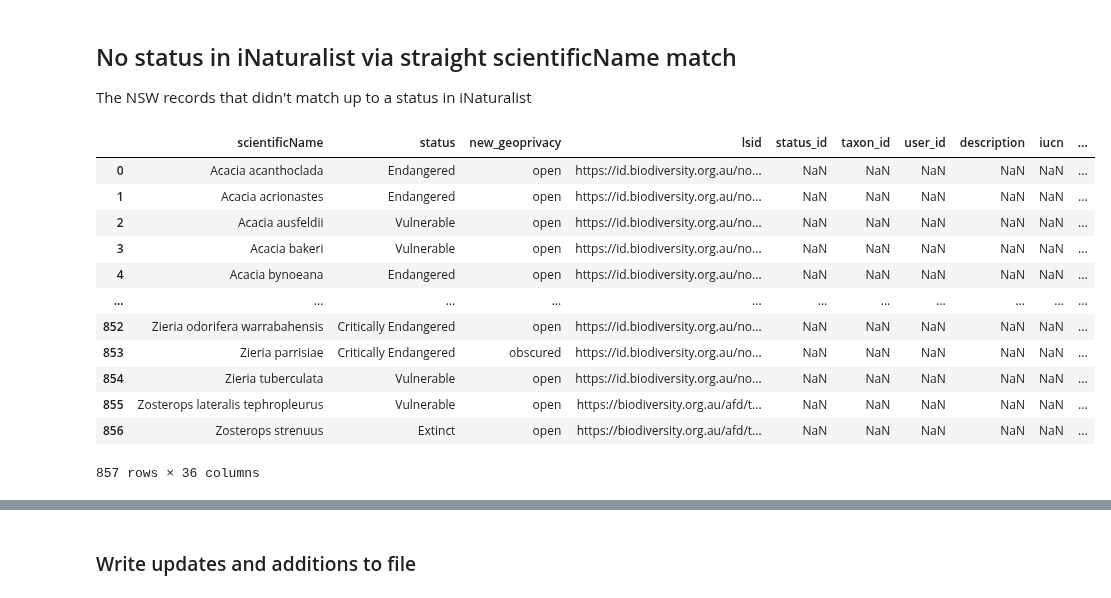
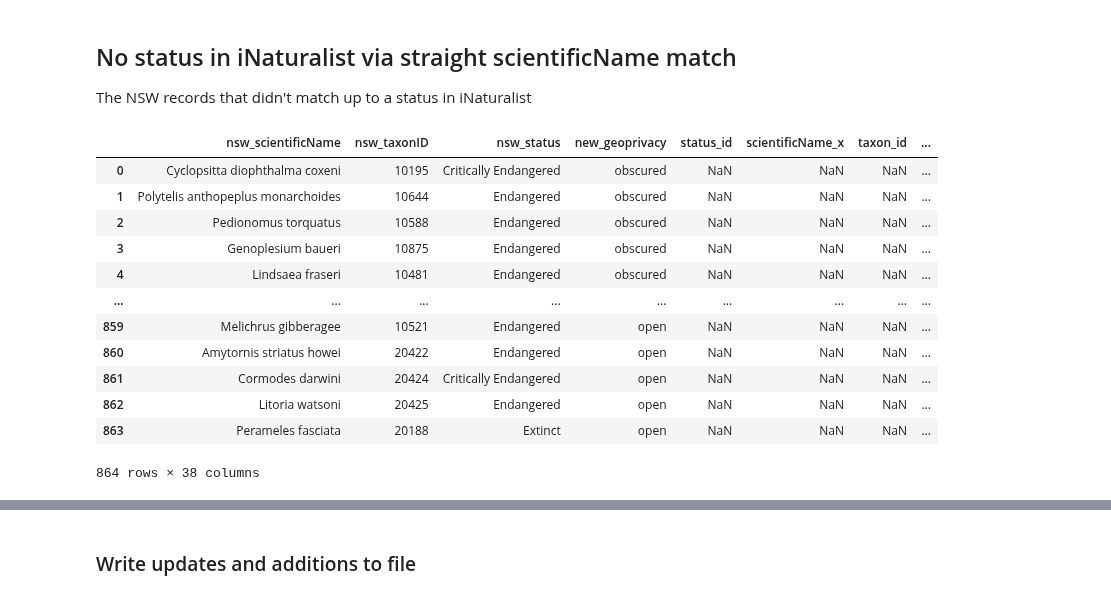
Before and after one commit to AtlasOfLivingAustralia/authoritative-lists, a Jupyter notebook: source-code/py-notebook/inaturalist-statuses/nsw.ipynb, the cells around one changed output, grey strips where cells are left out. Saved outputs shown, nothing was run; the diff lists cells and outputs as text; code cells hidden in the pictures.

```diff
--- a/source-code/py-notebook/inaturalist-statuses/nsw.ipynb
+++ b/source-code/py-notebook/inaturalist-statuses/nsw.ipynb
@@ -201,6 +244,6 @@ noncomply = statelist[statelist['type'].isin(['INFORMAL','CULTIVAR','HYBRID']) ]
 # %%
 # remove records that do not comply
-statelist = statelist[~statelist['type'].isin(['INFORMAL','CULTIVAR','HYBRID']) ]
-statelist = pd.DataFrame(statelist[['bionetTaxonID','scientificName','status','bionet_geoprivacy','lsid']])
+statelist = statelist[~statelist['type'].isin(['INFORMAL','CULTIVAR','HYBRID', 'BLACKLISTED']) ]
+statelist = pd.DataFrame(statelist[['nsw_taxonID','nsw_scientificName','nsw_status','bionet_geoprivacy']]).drop_duplicates()
 statelist
 # %% [output]
@@ -254,3 +291,11 @@ iucnStatusMappings = {
+# %%
+iucnStatusMappings = {
+    'critically endangered':'Critically Endangered',
+    'endangered':'Endangered',
+    'extinct':'Extinct',
+    'not listed': 'Vulnerable',
+    'vulnerable': 'Vulnerable'
+}
 # %% [markdown]
 ### 5. Determine best place ID to use
 # %%
@@ -271,6 +316,6 @@ Name: place_id, dtype: int64
 3. Merge the other direction to see if there are deletes?
 # %%
 # join to see which lists already have a status in inaturalist based on scientificName
-mergedstatuses = statelist[['scientificName','status','bionet_geoprivacy', 'lsid']].merge(inatstatuses[['status_id','scientificName','taxon_id','user_id','description','iucn','authority','status','geoprivacy','place_id','place_display_name']],how="left",left_on='scientificName',right_on='scientificName',suffixes=(None,'_inat')).sort_values(['scientificName'])
+mergedstatuses = statelist[['nsw_scientificName', 'nsw_taxonID','nsw_status','bionet_geoprivacy']].merge(inatstatuses[['status_id','scientificName','taxon_id','user_id','description','iucn','authority','status','geoprivacy','place_id','place_display_name']],how="left",left_on='nsw_scientificName',right_on='scientificName',suffixes=(None,'_inat')).sort_values(['scientificName'])
 mergedstatuses
 # %% [output]
@@ -295,7 +340,8 @@ mergedstatuses
 # action,taxon_name,id,taxon_id,status,iucn_equivalent,authority,url,geoprivacy,place_id,username
 mergedstatuses['new_authority'] = "New South Wales Office of Environment and Heritage"
 mergedstatuses['new_description'] = "Listed as Threatened - refer to https://www.environment.nsw.gov.au/threatenedspeciesapp"
-mergedstatuses['new_url'] = mergedstatuses['lsid']
+baseurl = "https://www.environment.nsw.gov.au/threatenedspeciesapp/profile.aspx?id="
+mergedstatuses['new_url'] = baseurl + mergedstatuses['nsw_taxonID']
 mergedstatuses.rename(columns={'bionet_geoprivacy':'new_geoprivacy'},inplace=True)
 mergedstatuses['new_place_id'] = '6825'  # NEW SOUTH WALES
 mergedstatuses['new_username'] = 'peggydnew'
@@ -350,23 +396,23 @@ The NSW records that didn't match up to a status in iNaturalist
 # %%
 # to add: those that have no inaturalist status - 532!!
 noinatstatus = mergedstatuses[mergedstatuses['status_id'].isnull()]
 # try to match the taxon name to something in inaturalist
-noinatstatus = noinatstatus.merge(inattaxa, how="left", left_on="scientificName",right_on="scientificName")
+noinatstatus = noinatstatus.merge(inattaxa, how="left", left_on="nsw_scientificName",right_on="scientificName")
 noinatstatus
 # %% [output]
-|  | scientificName | status | new_geoprivacy | lsid | status_id | taxon_id | user_id | description | iucn | ... |
-| 0 | Acacia acanthoclada | Endangered | open | https://id.biodiversity.org.au/no... | NaN | NaN | NaN | NaN | NaN | ... |
-| 1 | Acacia acrionastes | Endangered | open | https://id.biodiversity.org.au/no... | NaN | NaN | NaN | NaN | NaN | ... |
-| 2 | Acacia ausfeldii | Vulnerable | open | https://id.biodiversity.org.au/no... | NaN | NaN | NaN | NaN | NaN | ... |
-| 3 | Acacia bakeri | Vulnerable | open | https://id.biodiversity.org.au/no... | NaN | NaN | NaN | NaN | NaN | ... |
-| 4 | Acacia bynoeana | Endangered | open | https://id.biodiversity.org.au/no... | NaN | NaN | NaN | NaN | NaN | ... |
-| ... | ... | ... | ... | ... | ... | ... | ... | ... | ... | ... |
-| 852 | Zieria odorifera warrabahensis | Critically Endangered | open | https://id.biodiversity.org.au/no... | NaN | NaN | NaN | NaN | NaN | ... |
-| 853 | Zieria parrisiae | Critically Endangered | obscured | https://id.biodiversity.org.au/no... | NaN | NaN | NaN | NaN | NaN | ... |
-| 854 | Zieria tuberculata | Vulnerable | open | https://id.biodiversity.org.au/no... | NaN | NaN | NaN | NaN | NaN | ... |
-| 855 | Zosterops lateralis tephropleurus | Vulnerable | open | https://biodiversity.org.au/afd/t... | NaN | NaN | NaN | NaN | NaN | ... |
-| 856 | Zosterops strenuus | Extinct | open | https://biodiversity.org.au/afd/t... | NaN | NaN | NaN | NaN | NaN | ... |
+|  | nsw_scientificName | nsw_taxonID | nsw_status | new_geoprivacy | status_id | scientificName_x | taxon_id | ... |
+| 0 | Cyclopsitta diophthalma coxeni | 10195 | Critically Endangered | obscured | NaN | NaN | NaN | ... |
+| 1 | Polytelis anthopeplus monarchoides | 10644 | Endangered | obscured | NaN | NaN | NaN | ... |
+| 2 | Pedionomus torquatus | 10588 | Endangered | obscured | NaN | NaN | NaN | ... |
+| 3 | Genoplesium baueri | 10875 | Endangered | obscured | NaN | NaN | NaN | ... |
+| 4 | Lindsaea fraseri | 10481 | Endangered | obscured | NaN | NaN | NaN | ... |
+| ... | ... | ... | ... | ... | ... | ... | ... | ... |
+| 859 | Melichrus gibberagee | 10521 | Endangered | open | NaN | NaN | NaN | ... |
+| 860 | Amytornis striatus howei | 20422 | Endangered | open | NaN | NaN | NaN | ... |
+| 861 | Cormodes darwini | 20424 | Critically Endangered | open | NaN | NaN | NaN | ... |
+| 862 | Litoria watsoni | 20425 | Endangered | open | NaN | NaN | NaN | ... |
+| 863 | Perameles fasciata | 20188 | Extinct | open | NaN | NaN | NaN | ... |
-857 rows × 36 columns
+864 rows × 38 columns
 # %%
 additions = pd.DataFrame(noinatstatus[noinatstatus['id'].notna()])
 additions
```
Also changed, not shown: parts of 21 cells of this notebook, 2 other files.
